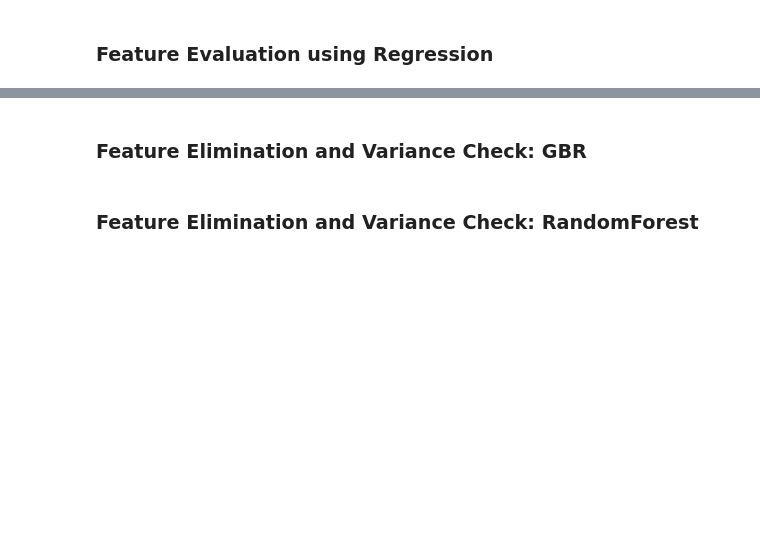
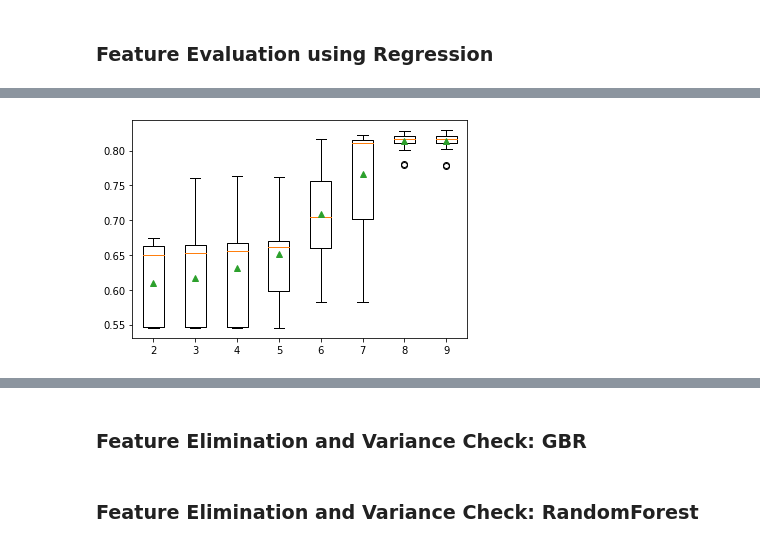
Before and after one commit to Prazhant/practicum, a Jupyter notebook: DataCleanUp_FeatureSelection_PhaseOne.ipynb, the cells around one changed output, grey strips where cells are left out. Drawn from its saved outputs; the diff is of its cells as text; code cells hidden in the pictures; blank space fills up the shorter version.

```diff
--- a/DataCleanUp_FeatureSelection_PhaseOne.ipynb
+++ b/DataCleanUp_FeatureSelection_PhaseOne.ipynb
@@ -658,18 +657,20 @@ def evaluate_model(model, X, y):
 # %%
 from sklearn.model_selection import RepeatedStratifiedKFold
 from sklearn.model_selection import cross_val_score
 from matplotlib import pyplot
 
 ## UNCOMMENT AND RUN if you have a lot of time. Will take a long time.
 
-# results, names = list(), list()
-# for name, model in models.items():
-#     scores = evaluate_model(model, X_train, y_train)
-#     results.append(scores)
-#     names.append(name)
-# # plot model performance for comparison
-# pyplot.boxplot(results, labels=names, showmeans=True)
-# pyplot.show()
+results, names = list(), list()
+for name, model in models.items():
+    scores = evaluate_model(model, X_train, y_train)
+    results.append(scores)
+    names.append(name)
+# plot model performance for comparison
+pyplot.boxplot(results, labels=names, showmeans=True)
+pyplot.show()
+# %% [output]
+[figure, added]
 # %%
 from sklearn.linear_model import LinearRegression, LogisticRegression
 from sklearn.tree import DecisionTreeClassifier
```
Also changed, not shown: parts of 31 cells of this notebook, 3 other files.
